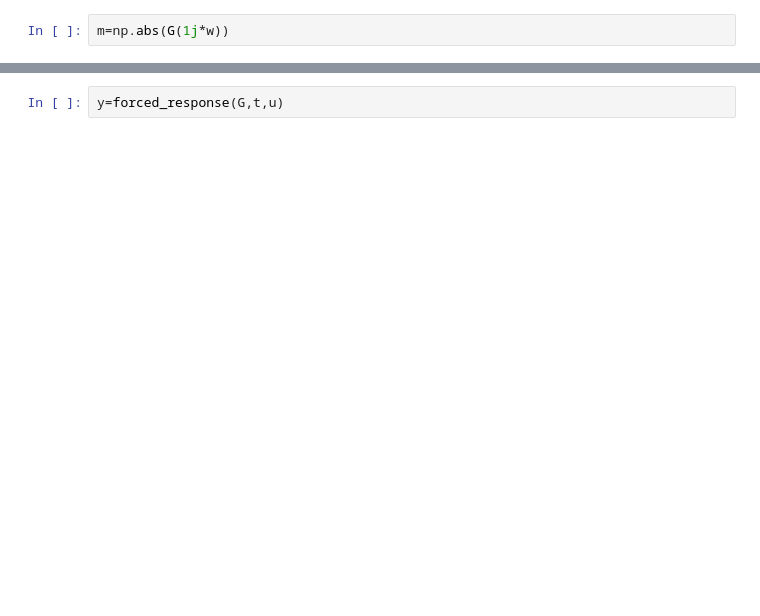
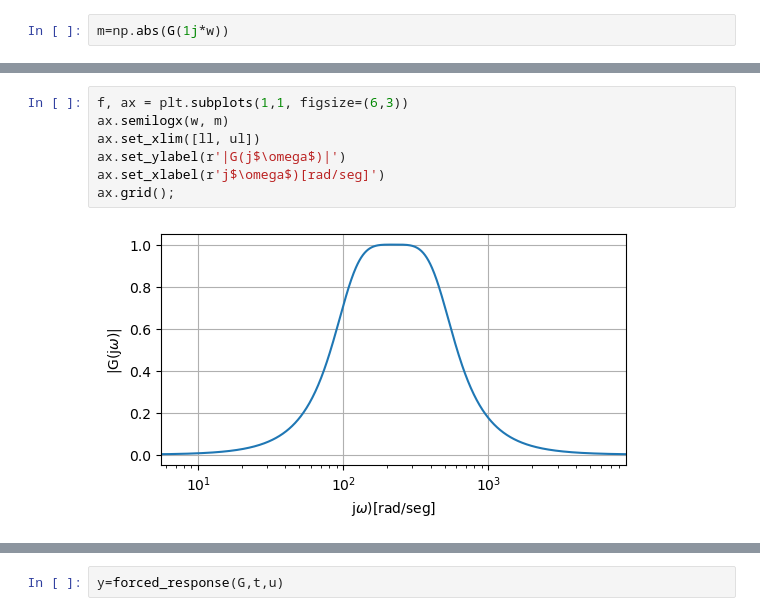
Before and after one commit to gonmolina/dsp_book, a Jupyter notebook: _sources/sources/filtros/filtros_analogicos.ipynb, the cells around one changed output, grey strips where cells are left out. Saved outputs shown, nothing was run; the diff lists cells and outputs as text; blank space fills up the shorter version.

```diff
--- a/_sources/sources/filtros/filtros_analogicos.ipynb
+++ b/_sources/sources/filtros/filtros_analogicos.ipynb
@@ -300,0 +314,9 @@ plt.grid()
+# %%
+f, ax = plt.subplots(1,1, figsize=(6,3))
+ax.semilogx(w, m)
+ax.set_xlim([ll, ul])
+ax.set_ylabel(r'|G(j$\omega$)|')
+ax.set_xlabel(r'j$\omega$)[rad/seg]')
+ax.grid();
+# %% [output]
+[figure, added]
```
Also changed, not shown: parts of 55 cells of this notebook, 48 other files.
